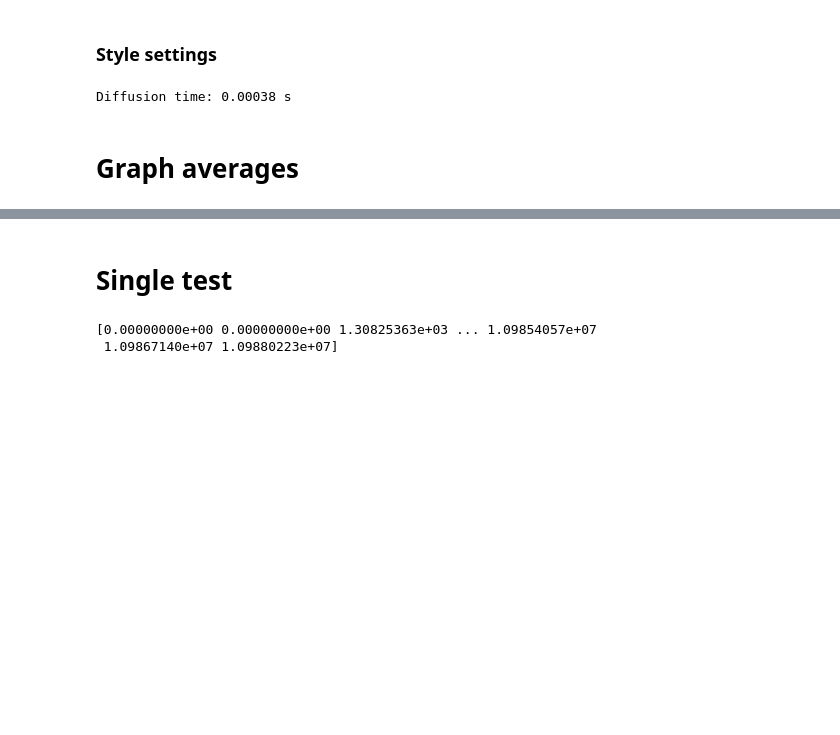
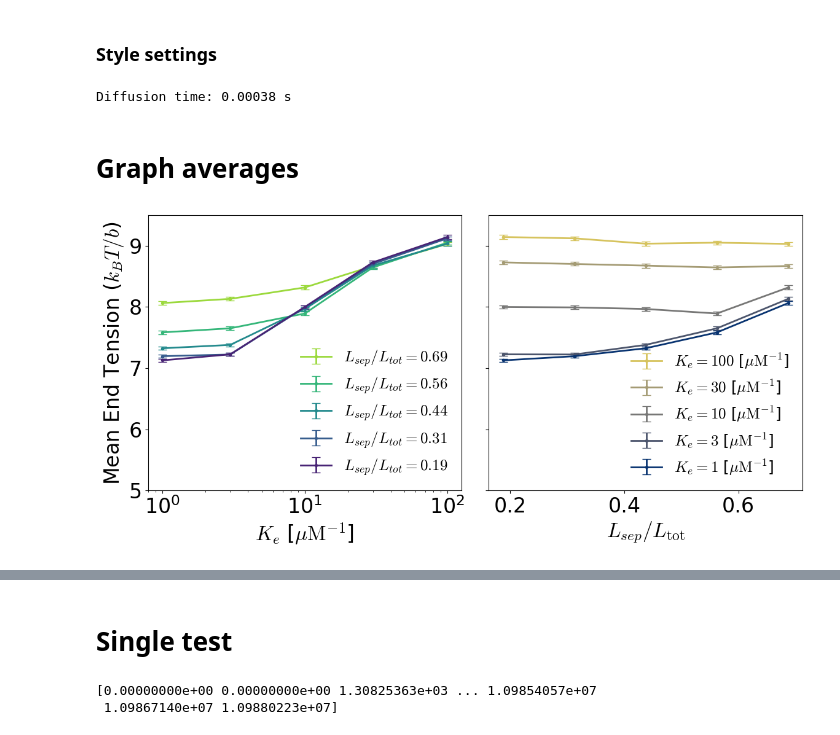
Before and after one commit to flatironinstitute/aLENS_analysis, a Jupyter notebook: notebooks/chromatin_notebooks/Dyn_cond_figs/tension.ipynb, the cells around one changed output, grey strips where cells are left out. Saved outputs shown, nothing was run; the diff lists cells and outputs as text; code cells hidden in the pictures; blank space fills up the shorter version.

```diff
--- a/notebooks/chromatin_notebooks/Dyn_cond_figs/tension.ipynb
+++ b/notebooks/chromatin_notebooks/Dyn_cond_figs/tension.ipynb
@@ -32,6 +32,9 @@ from dyn_cond_fig_functions import *
 ws_path = Path('/home/alamson/DATA/Chromatin/')
 mnt_path = Path.home() / 'projects/DATA/Chromatin/'
 ceph_path = Path.home() / 'ceph/DATA/Chromatin/'
+
+
+image_path = Path("/mnt/home/alamson/papers/dyn_cond_paper/images/")
 # %%
 def bin_data(time_arr, data_arr, bin_size=10.0):
     """
@@ -137,2 +140,74 @@ with h5py.File("avg_tension_data.h5", 'r') as h5_file:
     loaded_time_arr = h5_file["time"][:]
+# %%
+# Load data
+loaded_tension_data_dict = {}
+with h5py.File("SFig_tension/avg_tension_data.h5", 'r') as h5_file:
+    for Ls_key in h5_file.keys():
+        if Ls_key == "time":
+            continue
+        Ls_group = h5_file[Ls_key]
+        Ls = int(Ls_key.split('_')[1])
+        tension_dict = {}
+        for Ke_key in Ls_group.keys():
+            Ke = int(Ke_key.split('_')[1])
+            tension_data = Ls_group[Ke_key][:]
+            tension_dict[Ke] = tension_data
+        loaded_tension_data_dict[Ls] = tension_dict
+    loaded_time_arr = h5_file["time"][:]
+
+# Create figure with two subplots side by side
+fig, (ax1, ax2) = plt.subplots(1, 2, figsize=(12, 6), sharey=True)
+ax1.set_prop_cycle(color=plt.cm.viridis_r(np.linspace(0.15, 0.9, len(Ke_vals))))
+
+# Left plot: Mean tension vs Ke for different Ls values
+for Ls in sorted(loaded_tension_data_dict, reverse=True):
+    tension_dict = loaded_tension_data_dict[Ls]
+    Ke_vals = sorted(tension_dict.keys())
+    mean_tensions = []
+    std_tensions = []
+    for Ke in Ke_vals:
+        tension_data = tension_dict[Ke]*b_diam/kbT
+        mean_tensions.append(np.mean(tension_data))
+        std_tensions.append((np.std(tension_data) / np.sqrt(len(tension_data))*1.96))
+
+    ax1.errorbar(Ke_vals, mean_tensions, yerr=std_tensions,
+                 marker='o', markersize=3, capsize=5, label=f"$L_{{sep}}/L_{{tot}}={Ls/L_tot_um:.2f}$")
+
+ax1.set_xscale('log')
+ax1.set_ylim(5, 9.5)
+ax1.set_xlabel(r"$K_e$ [$\mu {\rm M}^{-1}$]")
+ax1.set_ylabel("Mean End Tension ($k_B T / b$)")
+ax1.legend(fontsize=18, frameon=False, loc='lower right')
+
+# ax2.set_prop_cycle(color=plt.cm.Set2.colors)
+ax2.set_prop_cycle(color=plt.cm.cividis_r(np.linspace(0.15, 0.9, len(Ke_vals))))
+# Right plot: Mean tension vs Ls/L_tot for different Ke values
+Ls_vals = sorted(loaded_tension_data_dict.keys())
+Ke_vals = sorted(next(iter(loaded_tension_data_dict.values())).keys(), reverse=True)
+for Ke in Ke_vals:
+    mean_tensions = []
+    std_tensions = []
+    for Ls in Ls_vals:
+        tension_dict = loaded_tension_data_dict[Ls]
+        tension_data = tension_dict[Ke] * b_diam / kbT
+        mean_tensions.append(np.mean(tension_data))
+        std_tensions.append((np.std(tension_data) / np.sqrt(len(tension_data))*1.96))
+
+    ax2.errorbar([Ls/L_tot_um for Ls in Ls_vals], mean_tensions, yerr=std_tensions,
+                 marker='o', markersize=3, capsize=5, label=rf"$K_e={Ke}$ [$\mu {{\rm M}}^{{-1}}$]")
+
+ax2.set_xlabel(r"$L_{sep}/L_{\rm tot}$")
+# ax2.legend(bbox_to_anchor=(1.05, 1), loc='upper left', frameon=False)
+ax2.legend(fontsize=18, frameon=False, loc='lower right')
+
+plt.tight_layout()
+
+fig.savefig("SFig_tension/fig_supp_tension.pdf", dpi=600, bbox_inches="tight")
+fig.savefig("SFig_tension/fig_supp_tension.eps", dpi=600, bbox_inches="tight")
+fig.savefig("SFig_tension/fig_supp_tension.png", dpi=600, bbox_inches="tight")
+fig.savefig(image_path / "fig_supp_tension.png", dpi=600, bbox_inches="tight",)
+fig.savefig(image_path / "fig_supp_tension.eps", dpi=600, bbox_inches="tight",)
+fig.savefig(image_path / "fig_supp_tension.pdf", dpi=600, bbox_inches="tight",)
+# %% [output]
+[figure, added]
 # %%
```
Also changed, not shown: parts of 15 cells of this notebook, 35 other files.
